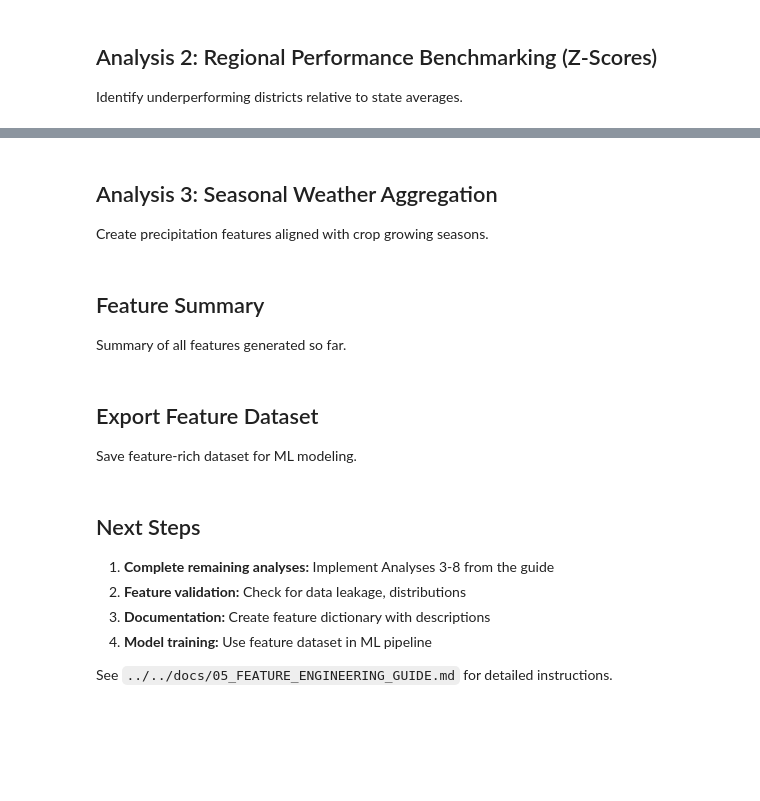
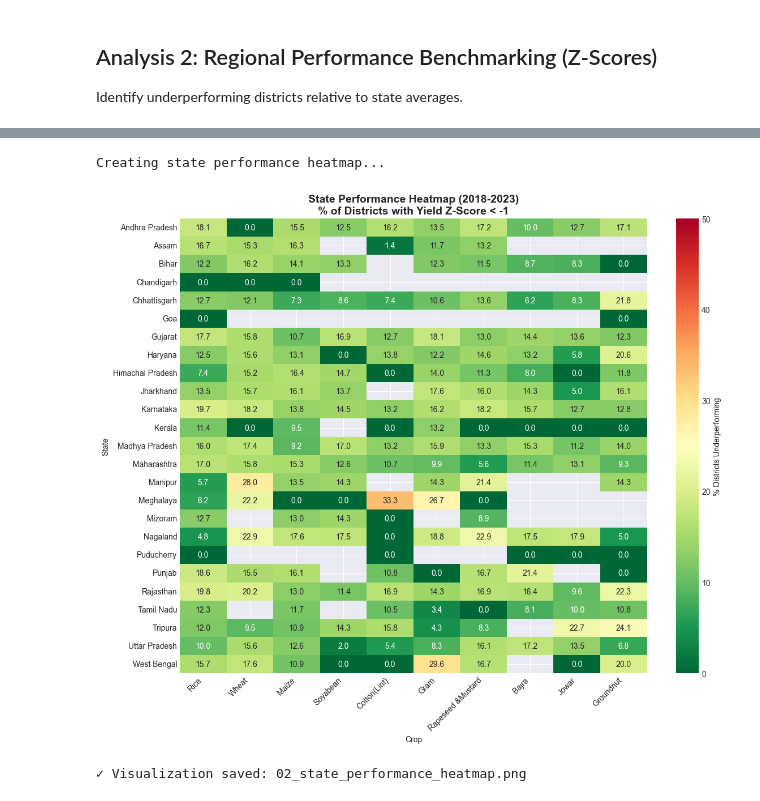
Before and after one commit to siby-sabu/dsba2026, a Jupyter notebook: notebooks/modeling/01_feature_engineering.ipynb, the cells around one changed output, grey strips where cells are left out. Cells and saved outputs as stored; diff of their text form; code cells hidden in the pictures; blank space fills up the shorter version.

```diff
--- a/notebooks/modeling/01_feature_engineering.ipynb
+++ b/notebooks/modeling/01_feature_engineering.ipynb
@@ -222,41 +1306,55 @@ print("\n✓ Chronic underperformer flag added")
 # %%
 # State performance heatmap
 print("Creating state performance heatmap...")
 
 # Last 5 years only
-recent_years = crop_yield_df['crop_year'] >= crop_yield_df['crop_year'].max() - 5
+recent_years = crop_yield_df["crop_year"] >= crop_yield_df["crop_year"].max() - 5
 
-state_performance = crop_yield_df[recent_years].groupby(
-    ['state', 'crop_name'],
-    observed=True
-).agg(
-    underperform_pct=('yield_zscore', lambda x: (x < -1).mean() * 100)
-).reset_index()
+state_performance = (
+    crop_yield_df[recent_years]
+    .groupby(["state", "crop_name"], observed=True)
+    .agg(underperform_pct=("yield_zscore", lambda x: (x < -1).mean() * 100))
+    .reset_index()
+)
 
 # Pivot for heatmap
 heatmap_data = state_performance.pivot(
-    index='state', columns='crop_name', values='underperform_pct'
+    index="state", columns="crop_name", values="underperform_pct"
 )
 
 # Top 10 crops only
-top_10_crops = crop_yield_df.groupby('crop_name', observed=True)['area'].sum().nlargest(10).index
+top_10_crops = (
+    crop_yield_df.groupby("crop_name", observed=True)["area"].sum().nlargest(10).index
+)
 heatmap_data = heatmap_data[top_10_crops]
 
 # Plot
 plt.figure(figsize=(12, 10))
-sns.heatmap(heatmap_data, annot=True, fmt='.1f', cmap='RdYlGn_r',
-            vmin=0, vmax=50, cbar_kws={'label': '% Districts Underperforming'})
-plt.title(f'State Performance Heatmap ({crop_yield_df["crop_year"].max() - 5}-{crop_yield_df["crop_year"].max()})\n% of Districts with Yield Z-Score < -1',
-          fontsize=14, fontweight='bold')
-plt.xlabel('Crop')
-plt.ylabel('State')
-plt.xticks(rotation=45, ha='right')
+sns.heatmap(
+    heatmap_data,
+    annot=True,
+    fmt=".1f",
+    cmap="RdYlGn_r",
+    vmin=0,
+    vmax=50,
+    cbar_kws={"label": "% Districts Underperforming"},
+)
+plt.title(
+    f'State Performance Heatmap ({crop_yield_df["crop_year"].max() - 5}-{crop_yield_df["crop_year"].max()})\n% of Districts with Yield Z-Score < -1',
+    fontsize=14,
+    fontweight="bold",
+)
+plt.xlabel("Crop")
+plt.ylabel("State")
+plt.xticks(rotation=45, ha="right")
 plt.tight_layout()
-plt.savefig(figures_path / '02_state_performance_heatmap.png', dpi=300, bbox_inches='tight')
+plt.savefig(
+    figures_path / "02_state_performance_heatmap.png", dpi=300, bbox_inches="tight"
+)
 plt.show()
 
 print("✓ Visualization saved: 02_state_performance_heatmap.png")
+# %% [output]
+Creating state performance heatmap...
+[figure, added]
+✓ Visualization saved: 02_state_performance_heatmap.png
-# %% [markdown]
-## Analysis 3: Seasonal Weather Aggregation
-
-Create precipitation features aligned with crop growing seasons.
@@ -269,4 +1360,0 @@ print("See guide for implementation: ../../docs/05_FEATURE_ENGINEERING_GUIDE.md"
-# %% [markdown]
-## Feature Summary
-
-Summary of all features generated so far.
@@ -294,4 +1360,0 @@ print(f"\nTotal features created: {len([f for f in engineered_features if f in c
-# %% [markdown]
-## Export Feature Dataset
-
-Save feature-rich dataset for ML modeling.
@@ -310,9 +1360,0 @@ print(f"\nFinal dataset size: {len(crop_yield_df):,} rows × {len(crop_yield_df.
-# %% [markdown]
-## Next Steps
-
-1. **Complete remaining analyses:** Implement Analyses 3-8 from the guide
-2. **Feature validation:** Check for data leakage, distributions
-3. **Documentation:** Create feature dictionary with descriptions
-4. **Model training:** Use feature dataset in ML pipeline
-
-See `../../docs/05_FEATURE_ENGINEERING_GUIDE.md` for detailed instructions.
```
Also changed, not shown: parts of 36 cells of this notebook, 23 other files.
